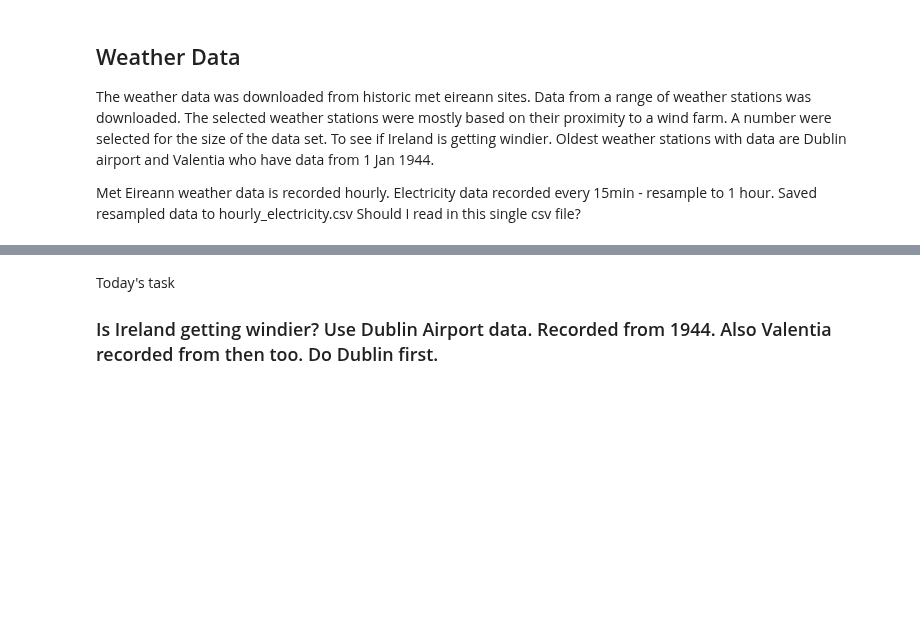
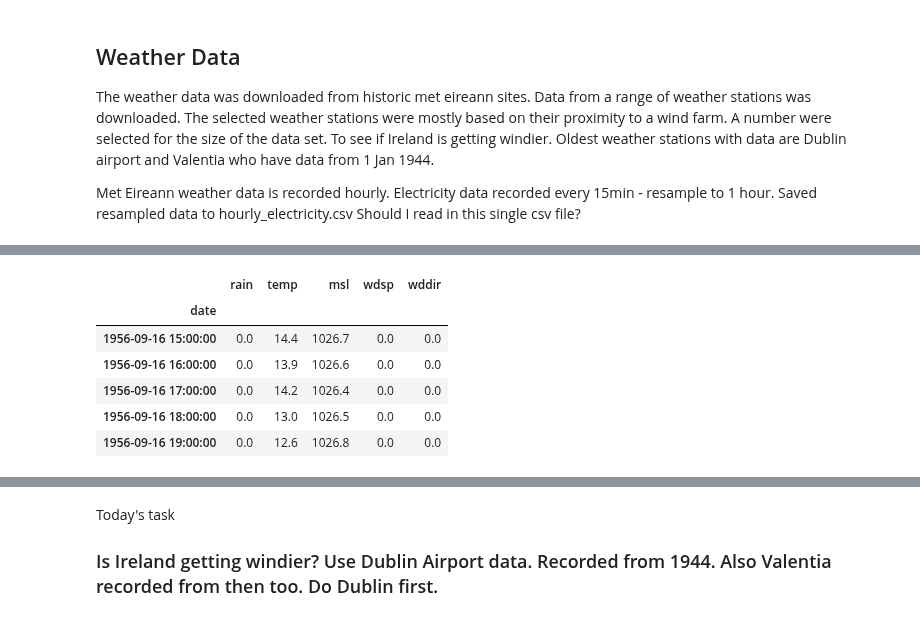
Before and after one commit to IreneKilgannon/PFDA, a Jupyter notebook: PFDA-project/wind.ipynb, the cells around one changed output, grey strips where cells are left out. Cells and saved outputs as stored; diff of their text form; code cells hidden in the pictures; blank space fills up the shorter version.

```diff
--- a/PFDA-project/wind.ipynb
+++ b/PFDA-project/wind.ipynb
@@ -179,0 +243,18 @@ Met Eireann weather data is recorded hourly. Electricity data recorded every 15m
+# %%
+belmullet_df = pd.read_csv('data/weather/hly2375Belmullet.csv',
+                           skiprows = 23,
+                           usecols= ['date', 'rain', 'temp', 'msl', 'wdsp', 'wddir'],
+                           na_values = ' ',
+                           index_col= 'date',
+                           parse_dates= ['date'],
+                           date_format = "%d-%b-%Y %H:%M")
+
+belmullet_df.head()
+# %% [output]
+|  | rain | temp | msl | wdsp | wddir |
+| date |  |  |  |  |  |
+| 1956-09-16 15:00:00 | 0.0 | 14.4 | 1026.7 | 0.0 | 0.0 |
+| 1956-09-16 16:00:00 | 0.0 | 13.9 | 1026.6 | 0.0 | 0.0 |
+| 1956-09-16 17:00:00 | 0.0 | 14.2 | 1026.4 | 0.0 | 0.0 |
+| 1956-09-16 18:00:00 | 0.0 | 13.0 | 1026.5 | 0.0 | 0.0 |
+| 1956-09-16 19:00:00 | 0.0 | 12.6 | 1026.8 | 0.0 | 0.0 |
```
Also changed, not shown: parts of 15 cells of this notebook.
